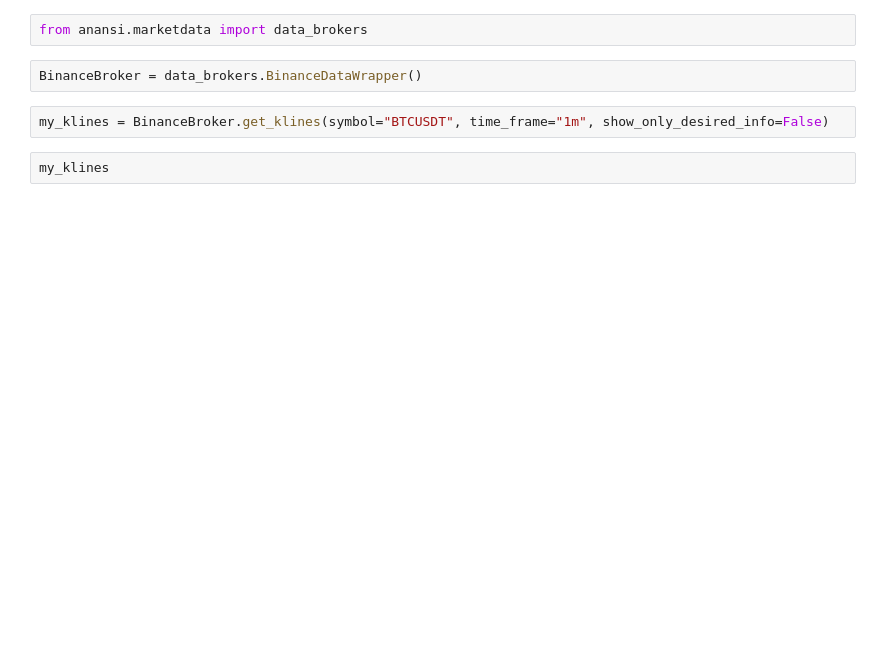
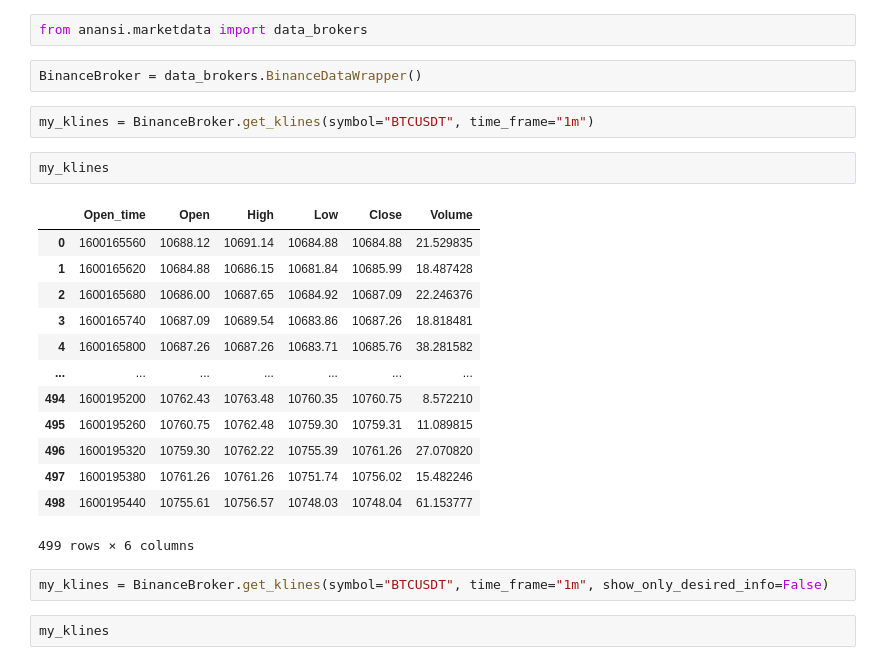
Before and after one commit to vintem-backup/anansi, a Jupyter notebook: TryAnansi.ipynb, the cells around one changed output. Saved outputs shown, nothing was run; the diff lists cells and outputs as text; blank space fills up the shorter version.

```diff
--- a/TryAnansi.ipynb
+++ b/TryAnansi.ipynb
@@ -51,6 +145,24 @@ newest_klines
 from anansi.marketdata import data_brokers
 # %%
 BinanceBroker = data_brokers.BinanceDataWrapper()
+# %%
+my_klines = BinanceBroker.get_klines(symbol="BTCUSDT", time_frame="1m")
+# %%
+my_klines
+# %% [output]
+|  | Open_time | Open | High | Low | Close | Volume |
+| 0 | 1600165560 | 10688.12 | 10691.14 | 10684.88 | 10684.88 | 21.529835 |
+| 1 | 1600165620 | 10684.88 | 10686.15 | 10681.84 | 10685.99 | 18.487428 |
+| 2 | 1600165680 | 10686.00 | 10687.65 | 10684.92 | 10687.09 | 22.246376 |
+| 3 | 1600165740 | 10687.09 | 10689.54 | 10683.86 | 10687.26 | 18.818481 |
+| 4 | 1600165800 | 10687.26 | 10687.26 | 10683.71 | 10685.76 | 38.281582 |
+| ... | ... | ... | ... | ... | ... | ... |
+| 494 | 1600195200 | 10762.43 | 10763.48 | 10760.35 | 10760.75 | 8.572210 |
+| 495 | 1600195260 | 10760.75 | 10762.48 | 10759.30 | 10759.31 | 11.089815 |
+| 496 | 1600195320 | 10759.30 | 10762.22 | 10755.39 | 10761.26 | 27.070820 |
+| 497 | 1600195380 | 10761.26 | 10761.26 | 10751.74 | 10756.02 | 15.482246 |
+| 498 | 1600195440 | 10755.61 | 10756.57 | 10748.03 | 10748.04 | 61.153777 |
+499 rows × 6 columns
 # %%
 my_klines = BinanceBroker.get_klines(symbol="BTCUSDT", time_frame="1m", show_only_desired_info=False)
 # %%
```
Also changed, not shown: parts of 30 cells of this notebook.
